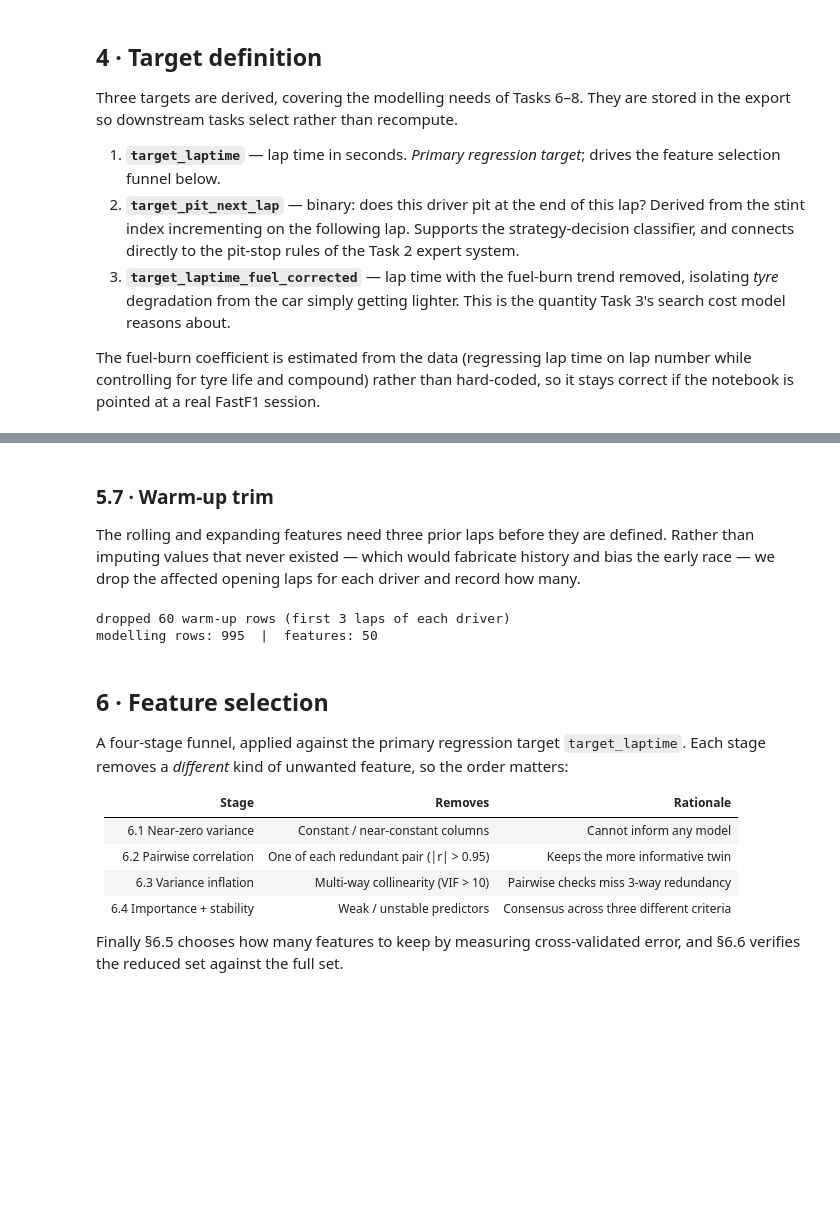
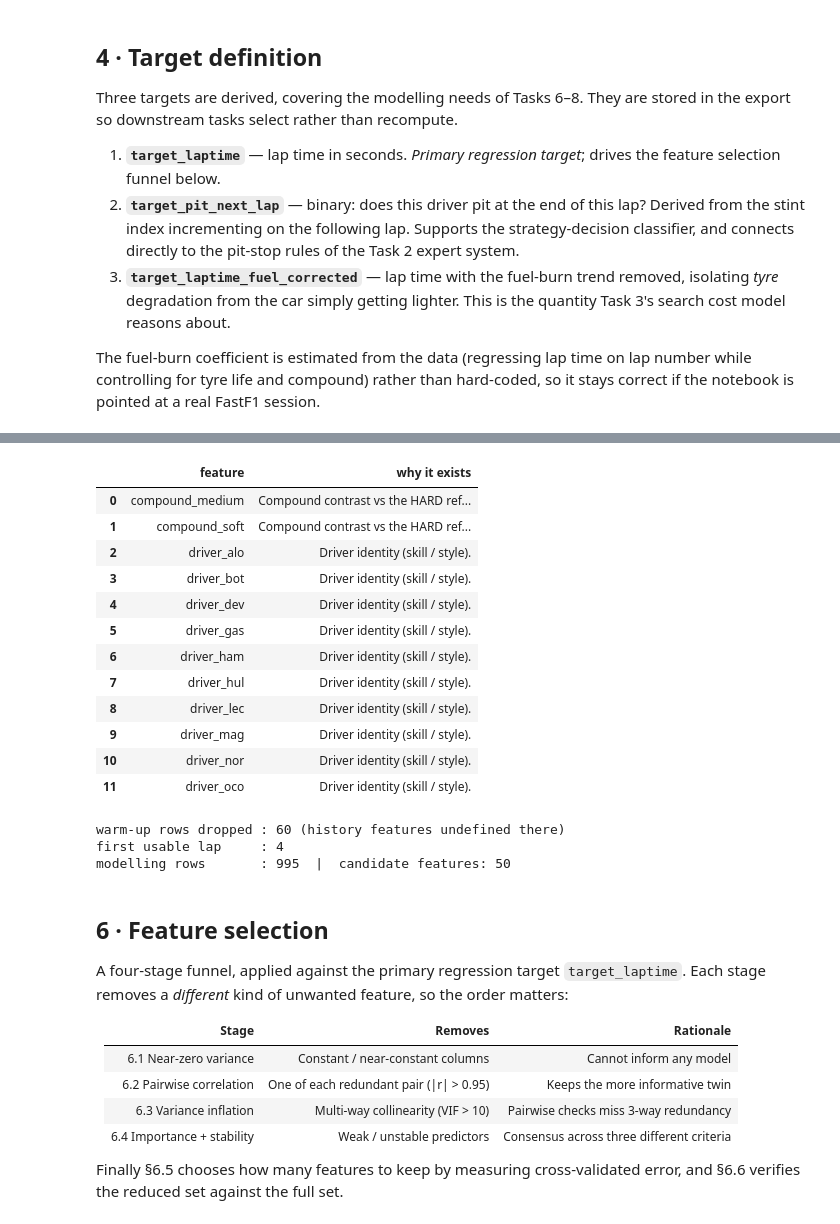
Before and after one commit to anjalidmore/Quantum-Optimization-for-F1-Race-Strategy, a Jupyter notebook: docs/notebooks/task5_feature_engineering.ipynb, the cells around one changed output, grey strips where cells are left out. Saved outputs shown, nothing was run; the diff lists cells and outputs as text; code cells hidden in the pictures; blank space fills up the shorter version.

```diff
--- a/docs/notebooks/task5_feature_engineering.ipynb
+++ b/docs/notebooks/task5_feature_engineering.ipynb
@@ -157,0 +29,21 @@ max    57.0
+# %%
+import json
+import sys
+from pathlib import Path
+
+import pandas as pd
+
+ROOT = next(p for p in [Path.cwd(), *Path.cwd().parents] if (p / "app" / "intelligence").is_dir())
+sys.path.insert(0, str(ROOT))
+
+from app.intelligence.features import build
+
+pd.set_option("display.width", 160, "display.max_columns", 60)
+
+result = build.build()          # writes the two contract files
+laps, F = result["laps"], result["features_all"]
+meta = result["metadata"]
+
+print(f"rows x columns : {result['export'].shape[0]} x {result['export'].shape[1]}")
+print(f"features built : {F.shape[1]}  ->  selected {len(meta['selected_features']['union_exported'])}")
+print(f"random_state   : {build.RANDOM_STATE}  (every stochastic step is seeded)")
@@ -524,27 +164,29 @@ engineered features: 50
-# %% [markdown]
-### 5.7 · Warm-up trim
-
-The rolling and expanding features need three prior laps before they are defined. Rather than
-imputing values that never existed — which would fabricate history and bias the early race —
-we drop the affected opening laps for each driver and record how many.
-# %%
-HISTORY_COLS = ["gap_roll3_mean", "gap_roll3_std", "form_vs_baseline",
-                "field_median_lag1", "field_pace_trend"]
-
-complete = F[HISTORY_COLS].notna().all(axis=1)
-n_dropped = int((~complete).sum())
-
-F = F[complete].reset_index(drop=True)
-laps = laps[complete].reset_index(drop=True)
-
-assert F.notna().all().all(), "unexpected NaNs after the warm-up trim"
-
-WARMUP_LAPS = int(laps["LapNumber"].min())
-print(f"dropped {n_dropped} warm-up rows (first {WARMUP_LAPS - 1} laps of each driver)")
-print(f"modelling rows: {len(F)}  |  features: {F.shape[1]}")
-# %% [output]
-dropped 60 warm-up rows (first 3 laps of each driver)
-modelling rows: 995  |  features: 50
+# %%
+prov = meta["feature_provenance"]
+pd.DataFrame({"feature": list(prov), "why it exists": list(prov.values())}).head(12)
+# %% [output]
+|  | feature | why it exists |
+| 0 | compound_medium | Compound contrast vs the HARD ref... |
+| 1 | compound_soft | Compound contrast vs the HARD ref... |
+| 2 | driver_alo | Driver identity (skill / style). |
+| 3 | driver_bot | Driver identity (skill / style). |
+| 4 | driver_dev | Driver identity (skill / style). |
+| 5 | driver_gas | Driver identity (skill / style). |
+| 6 | driver_ham | Driver identity (skill / style). |
+| 7 | driver_hul | Driver identity (skill / style). |
+| 8 | driver_lec | Driver identity (skill / style). |
+| 9 | driver_mag | Driver identity (skill / style). |
+| 10 | driver_nor | Driver identity (skill / style). |
+| 11 | driver_oco | Driver identity (skill / style). |
+# %%
+c = meta["preprocessing_contract"]
+print(f"warm-up rows dropped : {c['warmup_rows_dropped']} (history features undefined there)")
+print(f"first usable lap     : {c['first_usable_lap']}")
+print(f"modelling rows       : {len(F)}  |  candidate features: {F.shape[1]}")
+# %% [output]
+warm-up rows dropped : 60 (history features undefined there)
+first usable lap     : 4
+modelling rows       : 995  |  candidate features: 50
 # %% [markdown]
 ## 6 · Feature selection
 
```
Also changed, not shown: parts of 56 cells of this notebook, 5 other files.
